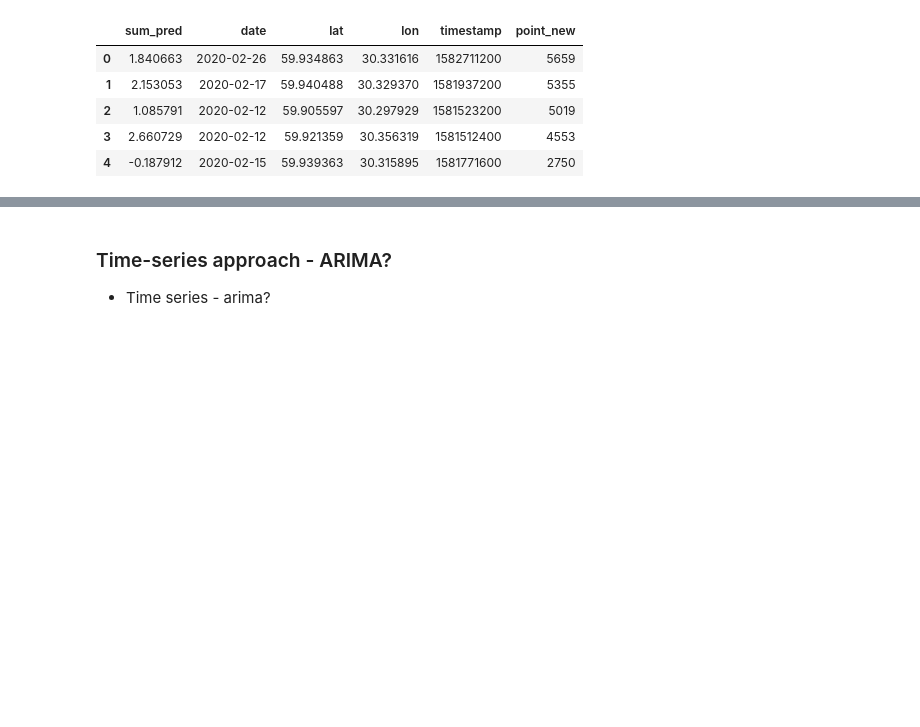
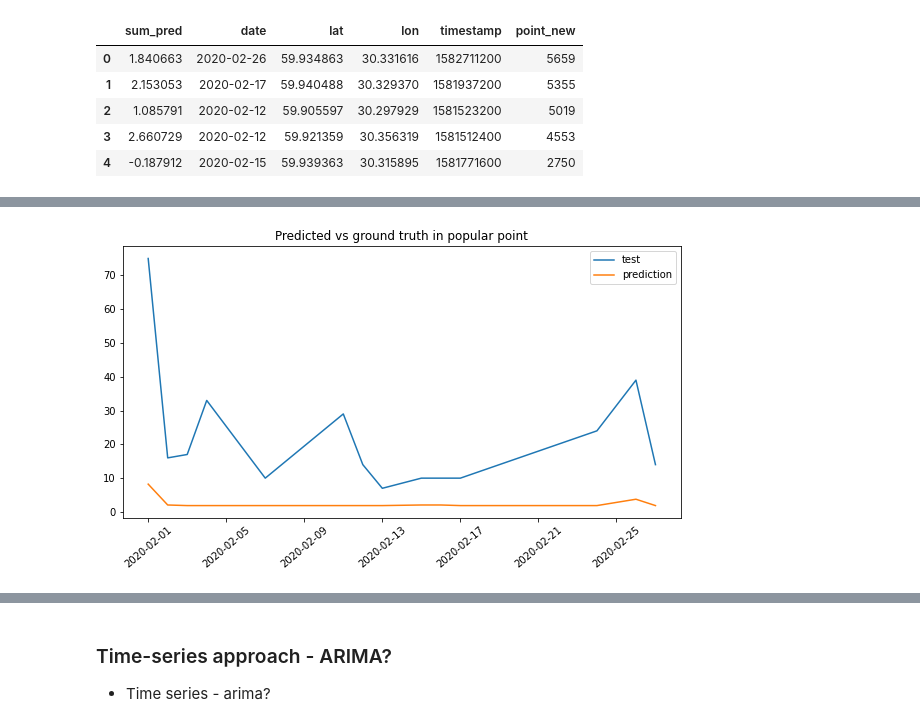
Before and after one commit to stas1f1/MLI-Labs, a Jupyter notebook: Catboost.ipynb, the cells around one changed output, grey strips where cells are left out. Drawn from its saved outputs; the diff is of its cells as text; code cells hidden in the pictures; blank space fills up the shorter version.

```diff
--- a/Catboost.ipynb
+++ b/Catboost.ipynb
@@ -741,0 +732,8 @@ ValueError: ignored
+# %%
+xgb_pred_df = pd.DataFrame(xgb_pred_test, columns=['sum_pred'])
+xgb_pred_df['date'] = test.date
+xgb_pred_df['lat'] = test.lat
+xgb_pred_df['lon'] = test.lon
+xgb_pred_df['timestamp'] = test.timestamp
+xgb_pred_df['point_new'] = test.point_new
+xgb_pred_df.head()
@@ -741,0 +747,6 @@ ValueError: ignored
+# %%
+test_group = test.groupby(['point_new', 'date'], as_index=False)['sum'].sum()
+# find the popular and unpopular points
+test_group_pop = test_group.groupby(['point_new'])['sum'].sum()
+print(test_group_pop[test_group_pop == test_group_pop.max()].head())
+print(test_group_pop[(test_group_pop >= test_group_pop.min()) & (test_group_pop <= 50)].sort_values(ascending=False).head())
@@ -741,0 +764,7 @@ ValueError: ignored
+# %%
+test_1521 = test_group[test_group.point_new == 6611]
+test_5100 = test_group[test_group.point_new == 1187]
+# %%
+xgb_pred_group = xgb_pred_df.groupby(['point_new', 'date'], as_index=False)['sum_pred'].sum()
+xgb_pred_1521 = xgb_pred_group[xgb_pred_group.point_new == 6611]
+xgb_pred_5100 = xgb_pred_group[xgb_pred_group.point_new == 1187]
@@ -741,0 +780,10 @@ ValueError: ignored
+# %%
+fig, ax = plt.subplots(figsize=(10,5))
+ax.plot(test_1521['date'], test_1521['sum'], label='test')
+ax.plot(xgb_pred_1521['date'], xgb_pred_1521['sum_pred'], label='prediction')
+ax.legend()
+plt.title('Predicted vs ground truth in popular point')
+plt.xticks(rotation=40)
+plt.show()
+# %% [output]
+[figure, added]
```
Also changed, not shown: parts of 6 cells of this notebook.
